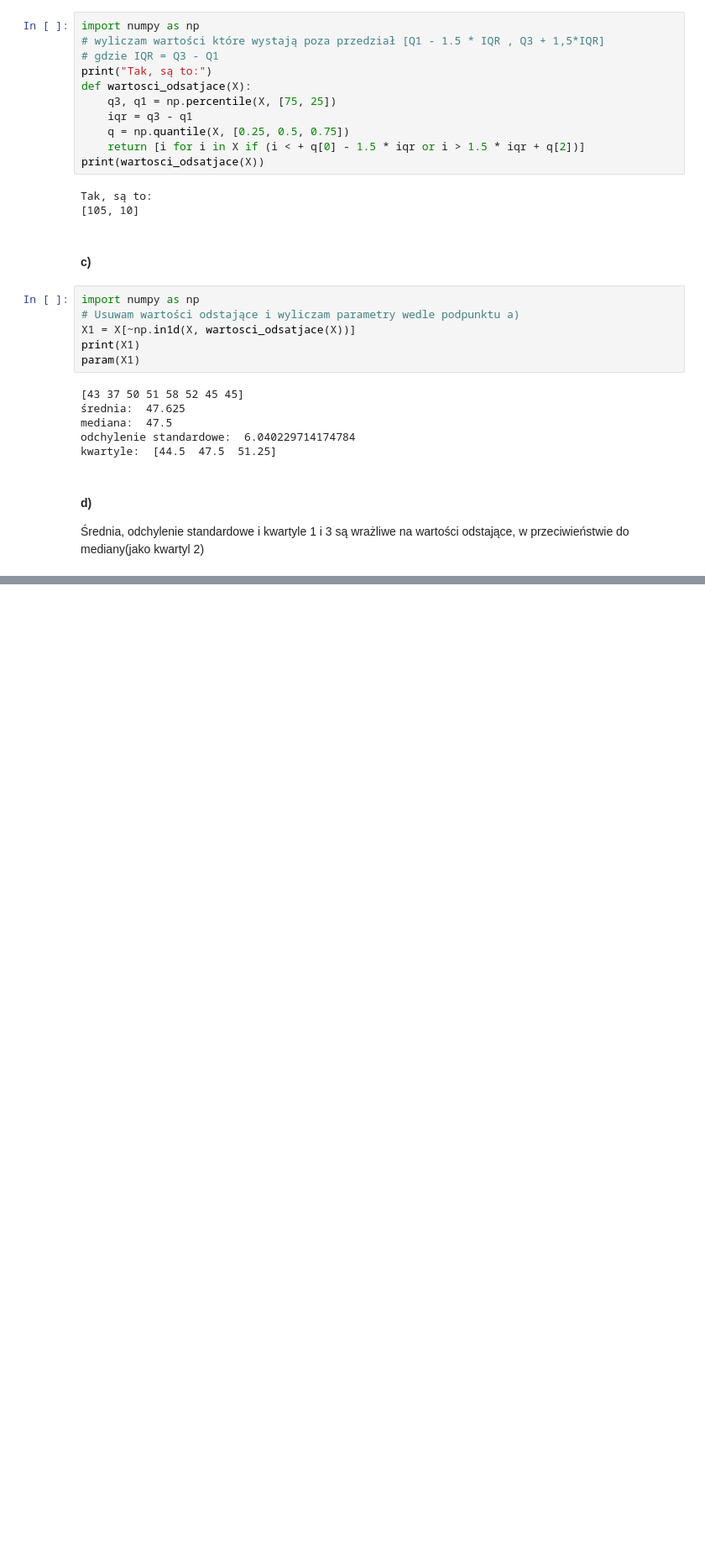
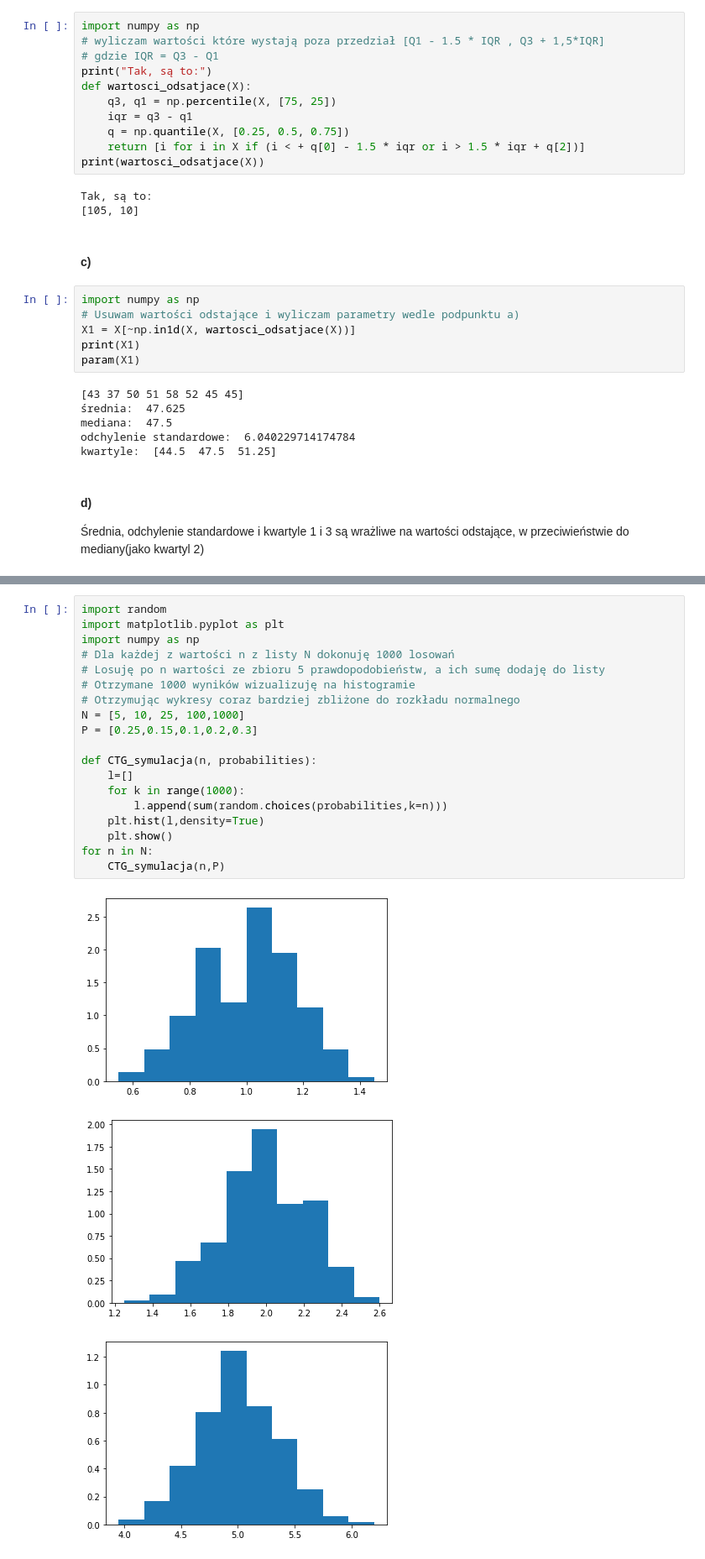
Before and after one commit to KSob01/RPIS_zadania, a Jupyter notebook: zadania.ipynb, the cells around one changed output, grey strips where cells are left out. Shown: that part at 84% size. Cells and saved outputs as stored; diff of their text form; blank space fills up the shorter version.

Commit message:
6 zadań z komentrzami i importami

```diff
--- a/zadania.ipynb
+++ b/zadania.ipynb
@@ -245,0 +263,23 @@ kwartyle:  [44.5  47.5  51.25]
+# %%
+import random
+import matplotlib.pyplot as plt
+import numpy as np
+# Dla każdej z wartości n z listy N dokonuję 1000 losowań
+# Losuję po n wartości ze zbioru 5 prawdopodobieństw, a ich sumę dodaję do listy
+# Otrzymane 1000 wyników wizualizuję na histogramie
+# Otrzymując wykresy coraz bardziej zbliżone do rozkładu normalnego
+N = [5, 10, 25, 100,1000]
+P = [0.25,0.15,0.1,0.2,0.3]
+
+def CTG_symulacja(n, probabilities):
+    l=[]
+    for k in range(1000):
+        l.append(sum(random.choices(probabilities,k=n)))
+    plt.hist(l,density=True)
+    plt.show()
+for n in N:
+    CTG_symulacja(n,P)
+# %% [output]
+[figure, added]
+[figure, added]
+[figure, added]
```
Also changed, not shown: parts of 4 cells of this notebook.
